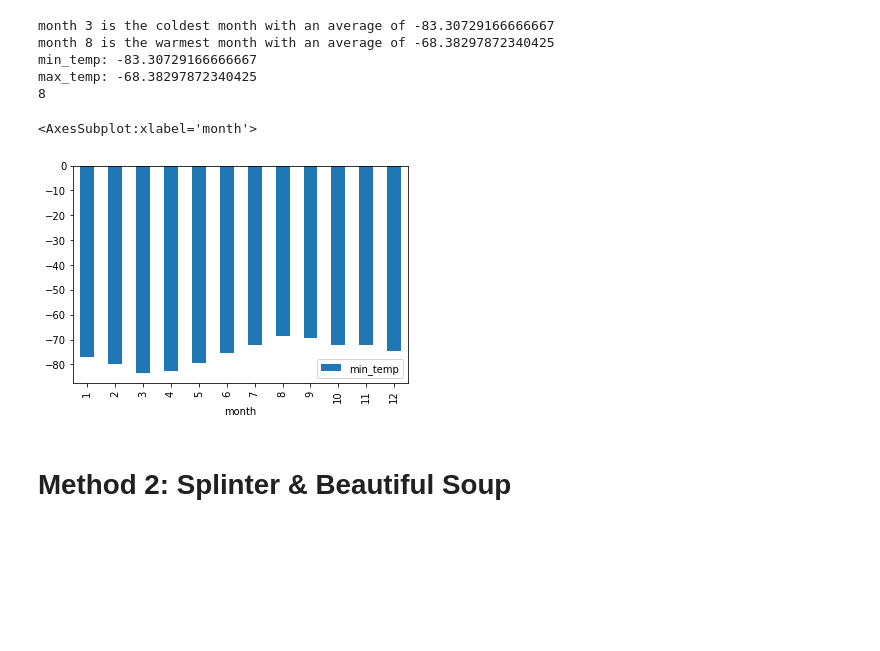
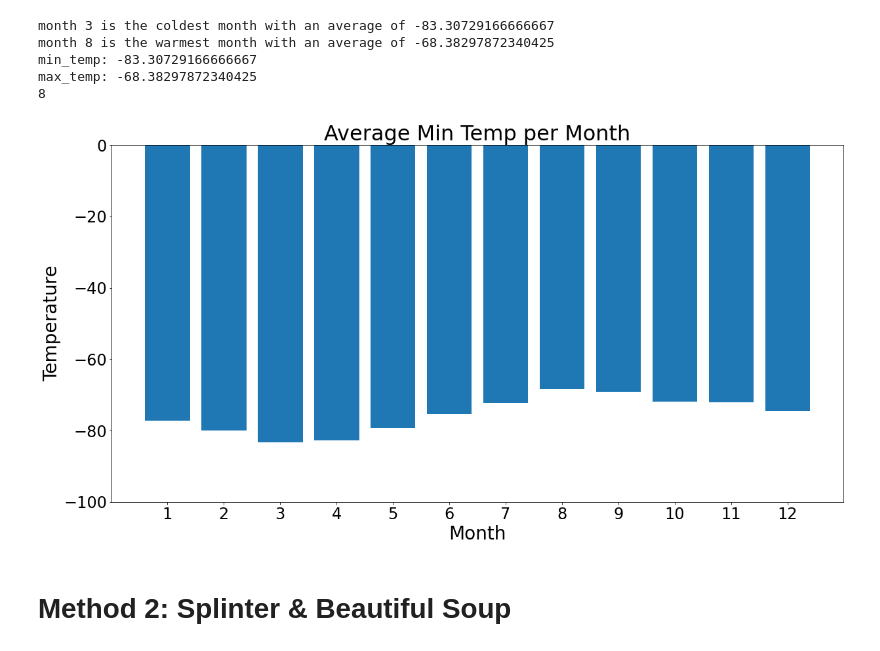
Before and after one commit to bristlab/Mission-to-Mars, a Jupyter notebook: mars_data_challenge_part_2.ipynb, the cells around one changed output. Cells and saved outputs as stored; diff of their text form; code cells hidden in the pictures; blank space fills up the shorter version.

```diff
--- a/mars_data_challenge_part_2.ipynb
+++ b/mars_data_challenge_part_2.ipynb
@@ -130,14 +130,21 @@ month 8 is the warmest month with an average of -68.38297872340425
 min_temp: -83.30729166666667
 max_temp: -68.38297872340425
 8
-# %%
-#Plot the results as a bar chart.
-monthly_temps
-monthly_temps.plot(kind="bar")
-#monthly_temps.plot(x="Name", y=["Age", "Height(in cm)"], kind="bar")
-# %% [output]
-<AxesSubplot:xlabel='month'>
-[figure, removed]
+# %%
+fig, ax = plt.subplots(figsize=(20, 10))
+ax.set_title("Average Min Temp per Month", size=32)
+ax.set_ylim(-100, 0)
+ax.set_ylabel("Temperature", size=28)
+ax.set_xlabel("Month", size=28)
+ax.bar(monthly_temps.index, monthly_temps['min_temp'])
+#ax.legend(['Rural', 'Suburban', 'Urban'])
+plt.tick_params(axis='x', labelsize=24)
+plt.tick_params(axis='y', labelsize=24)
+plt.xticks(monthly_temps.index)
+plt.savefig('analysis/avg-monthly-min-temp.png')
+plt.show()
+# %% [output]
+[figure, added]
 # %%
 # Which months have the lowest and the highest atmospheric pressure on Mars?
 # Get the answer by averaging the daily atmospheric pressure of all the months.
```
Also changed, not shown: 1 other file.
